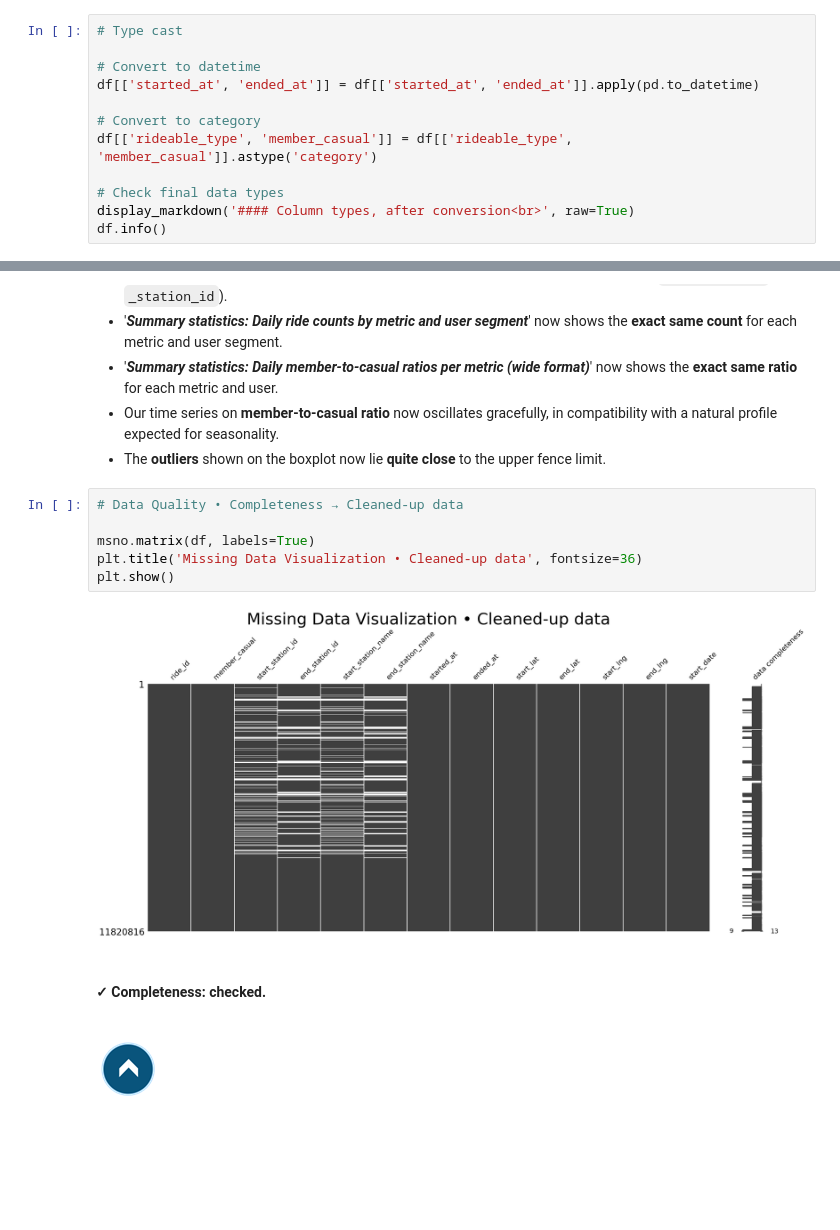
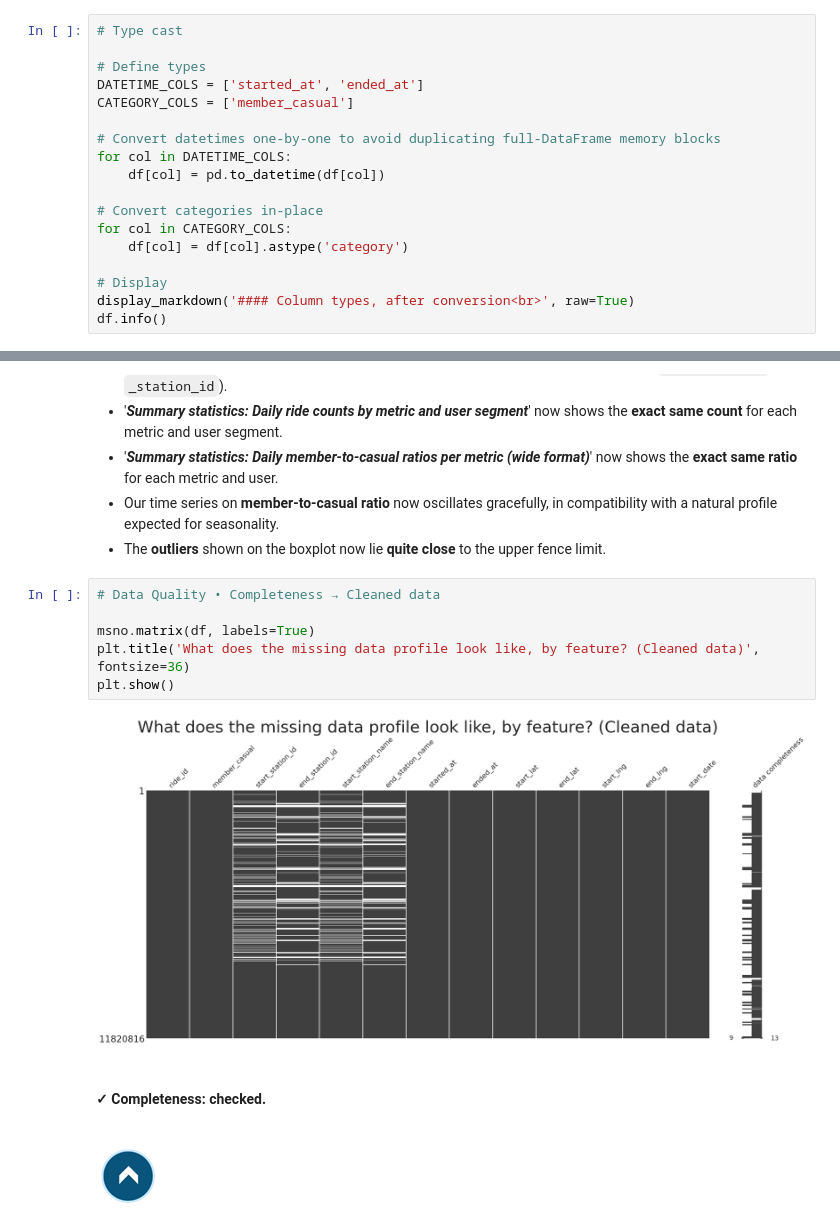
Before and after one commit to isis-santos-costa/divvy, a Jupyter notebook: divvy-analytics.ipynb, the cells around one changed output, grey strips where cells are left out. Drawn from its saved outputs; the diff is of its cells as text; blank space fills up the shorter version.

```diff
--- a/divvy-analytics.ipynb
+++ b/divvy-analytics.ipynb
@@ -251,13 +275,19 @@ Conversion to the target types is performed below:
 # %%
 # Type cast
 
-# Convert to datetime
-df[['started_at', 'ended_at']] = df[['started_at', 'ended_at']].apply(pd.to_datetime)
+# Define types
+DATETIME_COLS = ['started_at', 'ended_at']
+CATEGORY_COLS = ['member_casual']
 
-# Convert to category
-df[['rideable_type', 'member_casual']] = df[['rideable_type', 'member_casual']].astype('category')
+# Convert datetimes one-by-one to avoid duplicating full-DataFrame memory blocks
+for col in DATETIME_COLS:
+    df[col] = pd.to_datetime(df[col])
 
-# Check final data types
+# Convert categories in-place
+for col in CATEGORY_COLS:
+    df[col] = df[col].astype('category')
+
+# Display
 display_markdown('#### Column types, after conversion<br>', raw=True)
 df.info()
 # %% [output]
@@ -845,13 +966,13 @@ Final check on completeness:
 * Our time series on **member-to-casual ratio** now oscillates gracefully, in compatibility with a natural profile expected for seasonality.
 * The **outliers** shown on the boxplot now lie **quite close** to the upper fence limit.
 # %%
-# Data Quality • Completeness → Cleaned-up data
+# Data Quality • Completeness → Cleaned data
 
 msno.matrix(df, labels=True)
-plt.title('Missing Data Visualization • Cleaned-up data', fontsize=36)
+plt.title('What does the missing data profile look like, by feature? (Cleaned data)', fontsize=36)
 plt.show()
 # %% [output]
-[figure, old version]
+[figure, new version]
 # %% [markdown]
 #### **✓** **C**ompleteness: checked.
 
```
Also changed, not shown: parts of 59 cells of this notebook.
